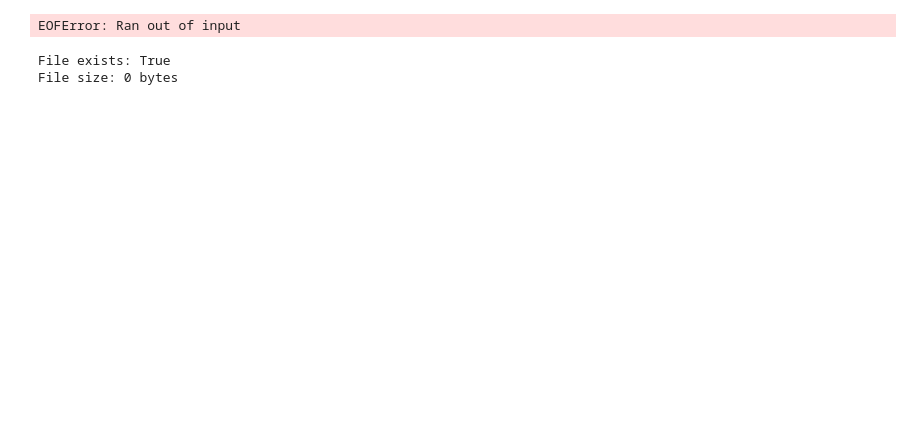
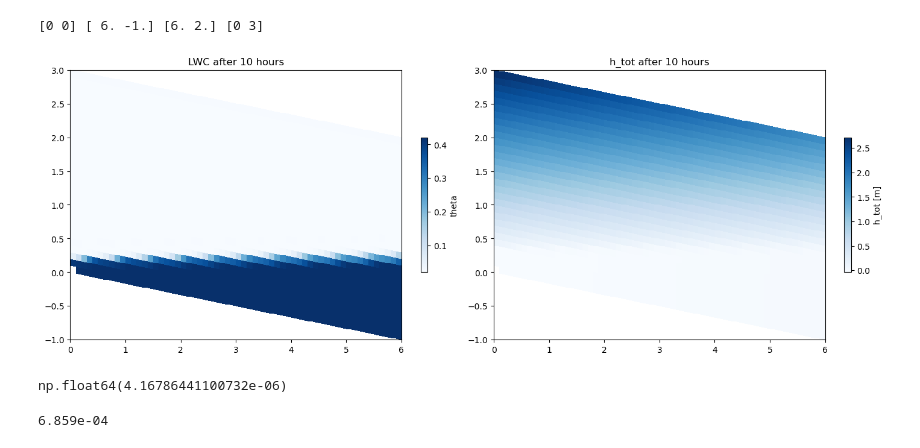
Before and after one commit to lannika-ut/Masterarbeit, a Jupyter notebook: view_solutions.ipynb, the cells around one changed output. Cells and saved outputs as stored; diff of their text form; code cells hidden in the pictures; blank space fills up the shorter version.

Commit message:
Fehlersuche und isothermal gelöst

```diff
--- a/view_solutions.ipynb
+++ b/view_solutions.ipynb
@@ -22,17 +25,49 @@ plotScalarFunction(V_hw, h_w)
 [figure]
 # %%
-filename = "./solutions/test_isothermal.pkl"
+filename = "./solutions/pls_work.pkl"
 with open(filename, "rb") as f:
     data_Annika = pickle.load(f)
 
-data_Annika
+nx = data_Annika["geometry"]["nx"]
+nz = data_Annika["geometry"]["nz"]
+geom = Geometry()
+geom.make_from_dict(data_Annika["geometry"])
+domain = geom.make_domain(nx, nz)
+[P0, P1, P2, P3] = geom.corner_points
+V = functionspace(domain, ("CG", 1))
+hw = Function(V)
+phi = Function(V)
+p = Parameter(domain)
+print(P0, P1, P2, P3)
 # %% [output]
-EOFError: Ran out of input
+[0 0] [ 6. -1.] [6. 2.] [0 3]
-# %%
-import os
-filename = "./solutions/test_isothermal.pkl"
-print(f"File exists: {os.path.exists(filename)}")
-print(f"File size: {os.path.getsize(filename)} bytes")
-# %% [output]
-File exists: True
-File size: 0 bytes
+# %%
+hw.x.array[:] = data_Annika["h_w"][10]
+phi.x.array[:] = data_Annika["phi"]
+grid, x_plot, z_plot = get_grid(P0, P1, P2, P3, nx, nz)
+pressure_head = eval_fct_on_grid(grid, hw, domain).reshape((nz, nx))
+theta = Function(V)
+theta.x.array[:] = p.theta_numerical(p.S_e_numerical(hw), phi)
+LWC = eval_fct_on_grid(grid, theta, domain).reshape((nz, nx))
+h_tot = pressure_head + grid[:,1].reshape((nz, nx))
+# %%
+fig, ax = plt.subplots(1,2, layout="constrained", figsize=(14,5))
+pmsh1 = ax[0].pcolormesh(x_plot, z_plot, LWC, cmap="Blues")
+ax[0].set_title(f"LWC after 10 hours")
+cbar1 = fig.colorbar(pmsh1, ax=ax[0], shrink=0.5)
+cbar1.set_label("theta")
+
+pmsh2 = ax[1].pcolormesh(x_plot, z_plot, h_tot, cmap="Blues")
+ax[1].set_title(f"h_tot after 10 hours")
+cbar2 = fig.colorbar(pmsh2, ax=ax[1], shrink=0.5)
+cbar2.set_label("h_tot [m]")
+# %% [output]
+[figure, added]
+# %%
+p.S_e_numerical(hw)[-1]
+# %% [output]
+np.float64(4.16786441100732e-06)
+# %%
+print(f"{(3*(p.d_i.value/2)**2*np.exp(-0.013*p.rho_i.value*(1-0.468))*p.rho_w.value*p.g.value/p.mu_w.value):.3e}")
+# %% [output]
+6.859e-04
```
Also changed, not shown: parts of 2 cells of this notebook, 6 other files.
